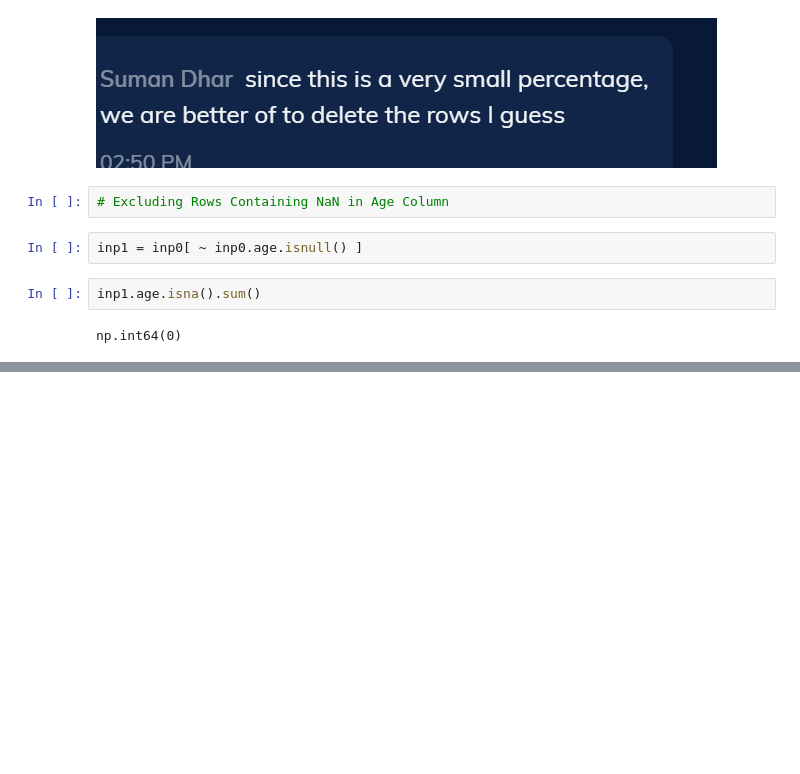
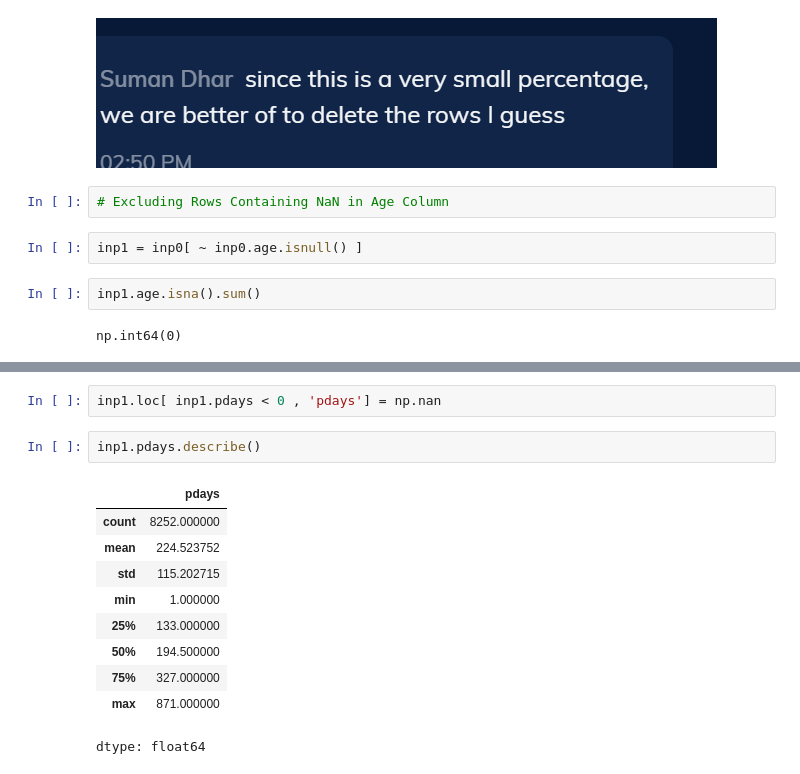
Before and after one commit to Surendranmengineer/suren_test, a Jupyter notebook: EDA_with_Rajan_Bank_Telemarketing_case_Study.ipynb, the cells around one changed output, grey strips where cells are left out. Saved outputs shown, nothing was run; the diff lists cells and outputs as text; blank space fills up the shorter version.

```diff
--- a/EDA_with_Rajan_Bank_Telemarketing_case_Study.ipynb
+++ b/EDA_with_Rajan_Bank_Telemarketing_case_Study.ipynb
@@ -220,0 +311,15 @@ np.int64(0)
+# %%
+inp1.loc[ inp1.pdays < 0 , 'pdays'] = np.nan
+# %%
+inp1.pdays.describe()
+# %% [output]
+|  | pdays |
+| count | 8252.000000 |
+| mean | 224.523752 |
+| std | 115.202715 |
+| min | 1.000000 |
+| 25% | 133.000000 |
+| 50% | 194.500000 |
+| 75% | 327.000000 |
+| max | 871.000000 |
+dtype: float64
```
Also changed, not shown: parts of 21 cells of this notebook.
